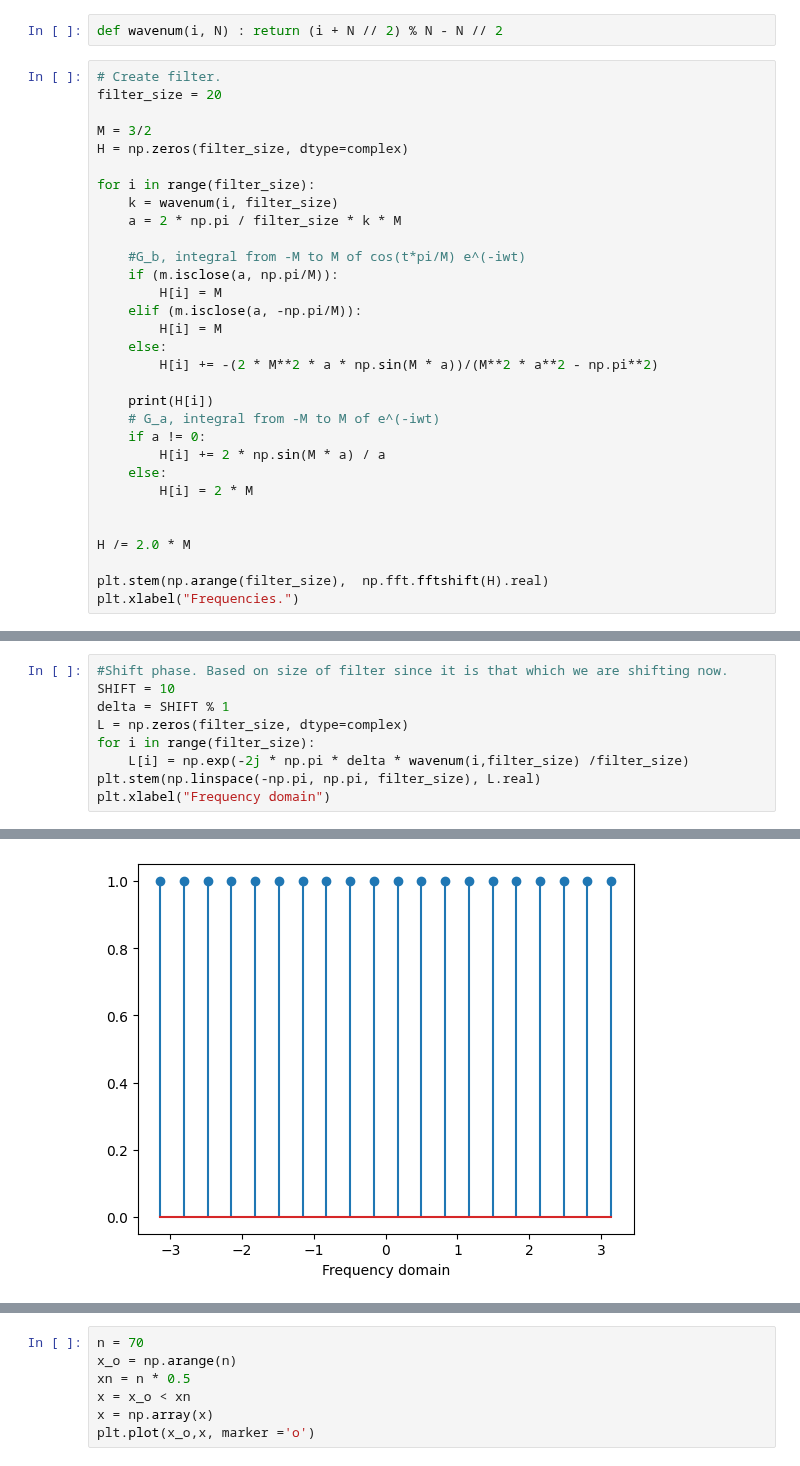
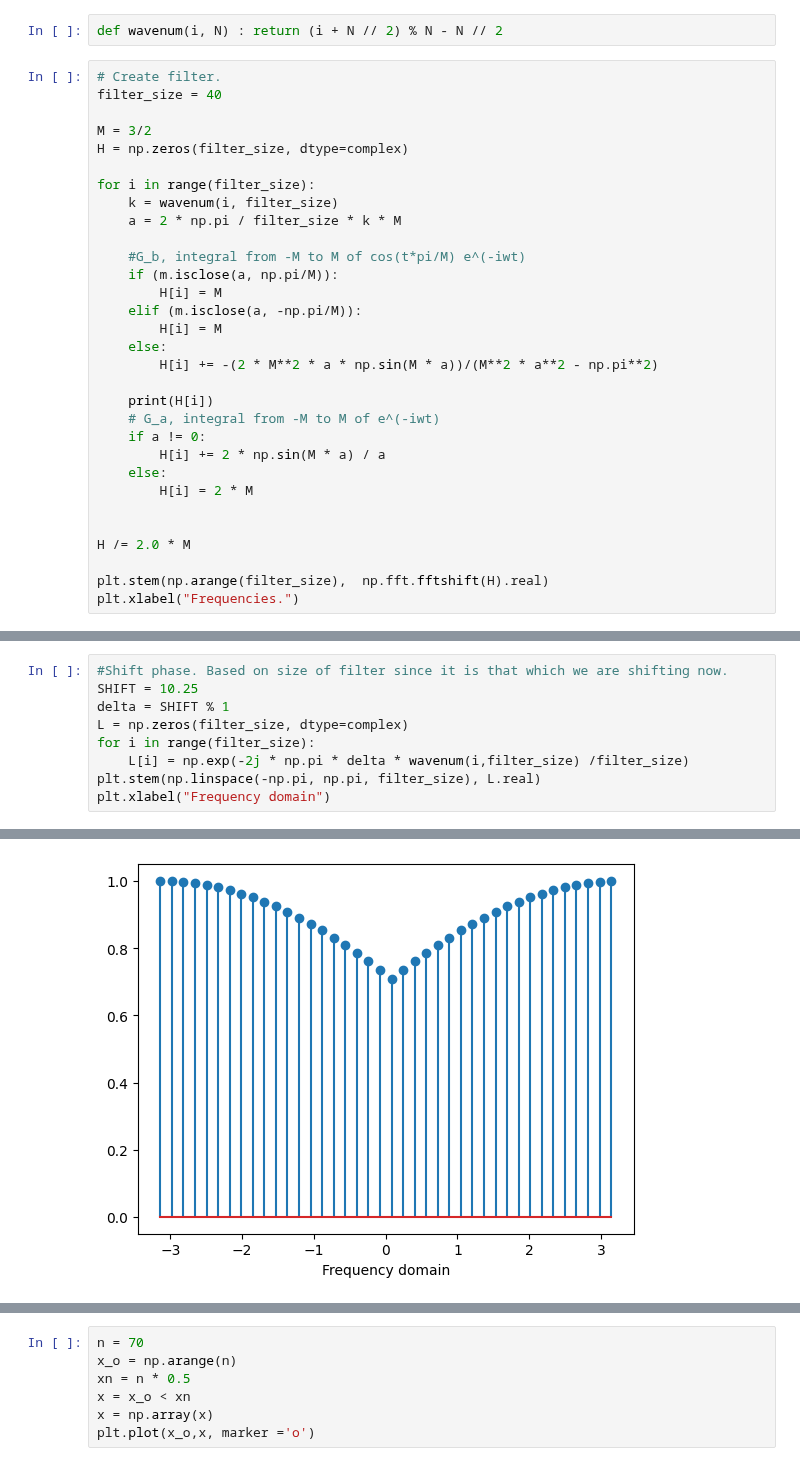
Before and after one commit to DylanReidRamelli/Bachelor-Project-2023, a Jupyter notebook: notebook/filter.ipynb, the cells around one changed output, grey strips where cells are left out. Cells and saved outputs as stored; diff of their text form.

```diff
--- a/notebook/filter.ipynb
+++ b/notebook/filter.ipynb
@@ -7,7 +7,7 @@ import math as m
 def wavenum(i, N) : return (i + N // 2) % N - N // 2
 # %%
 # Create filter.
-filter_size = 20
+filter_size = 40
 
 M = 3/2
 H = np.zeros(filter_size, dtype=complex)
@@ -70,15 +67,15 @@ Text(0.5, 0, 'Time Domain')
 # %%
 #Shift phase. Based on size of filter since it is that which we are shifting now.
-SHIFT = 10
+SHIFT = 10.25
 delta = SHIFT % 1
 L = np.zeros(filter_size, dtype=complex)
 for i in range(filter_size):
     L[i] = np.exp(-2j * np.pi * delta * wavenum(i,filter_size) /filter_size)
 plt.stem(np.linspace(-np.pi, np.pi, filter_size), L.real)
 plt.xlabel("Frequency domain")
 # %% [output]
 Text(0.5, 0, 'Frequency domain')
-[figure, old version]
+[figure, new version]
 # %%
 plt.stem(np.arange(filter_size), np.fft.fftshift((L * H).real))
 plt.xlabel("Frequencies.")
```
Also changed, not shown: parts of 6 cells of this notebook, 11 other files.
